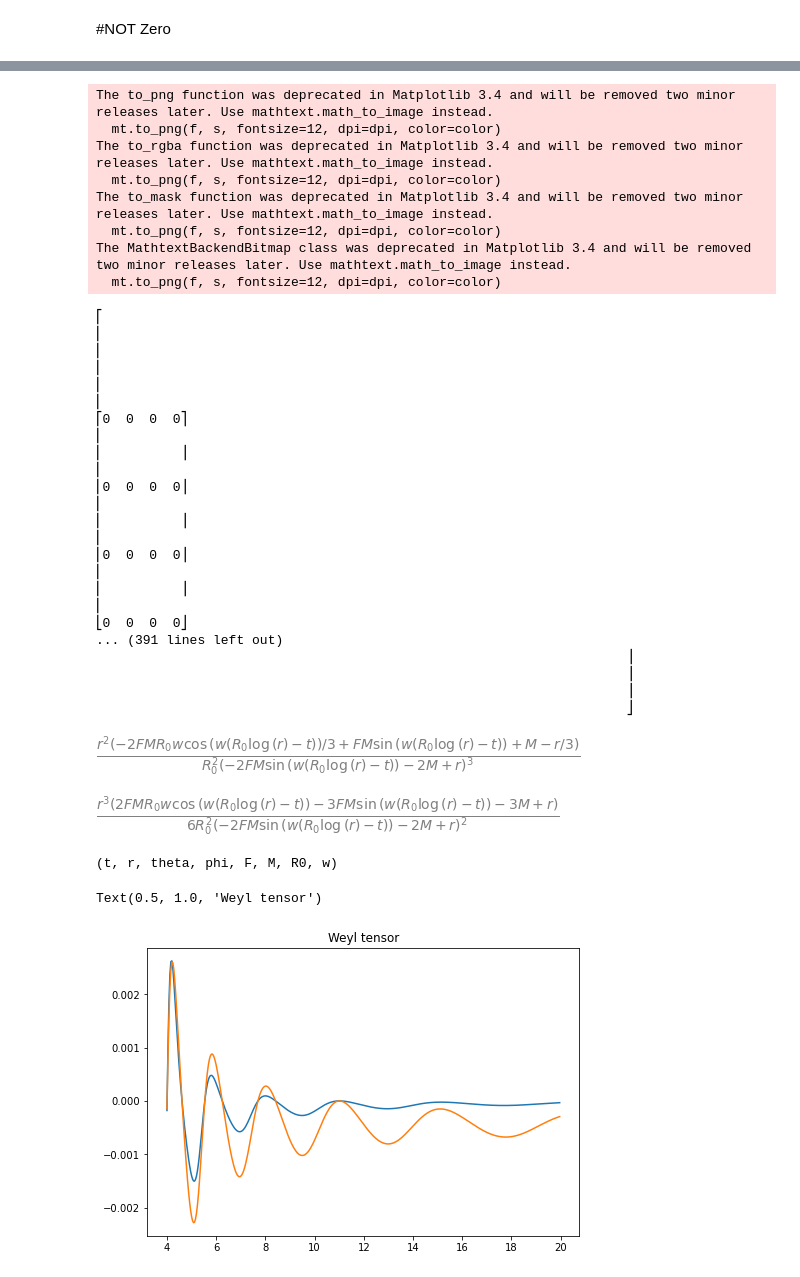
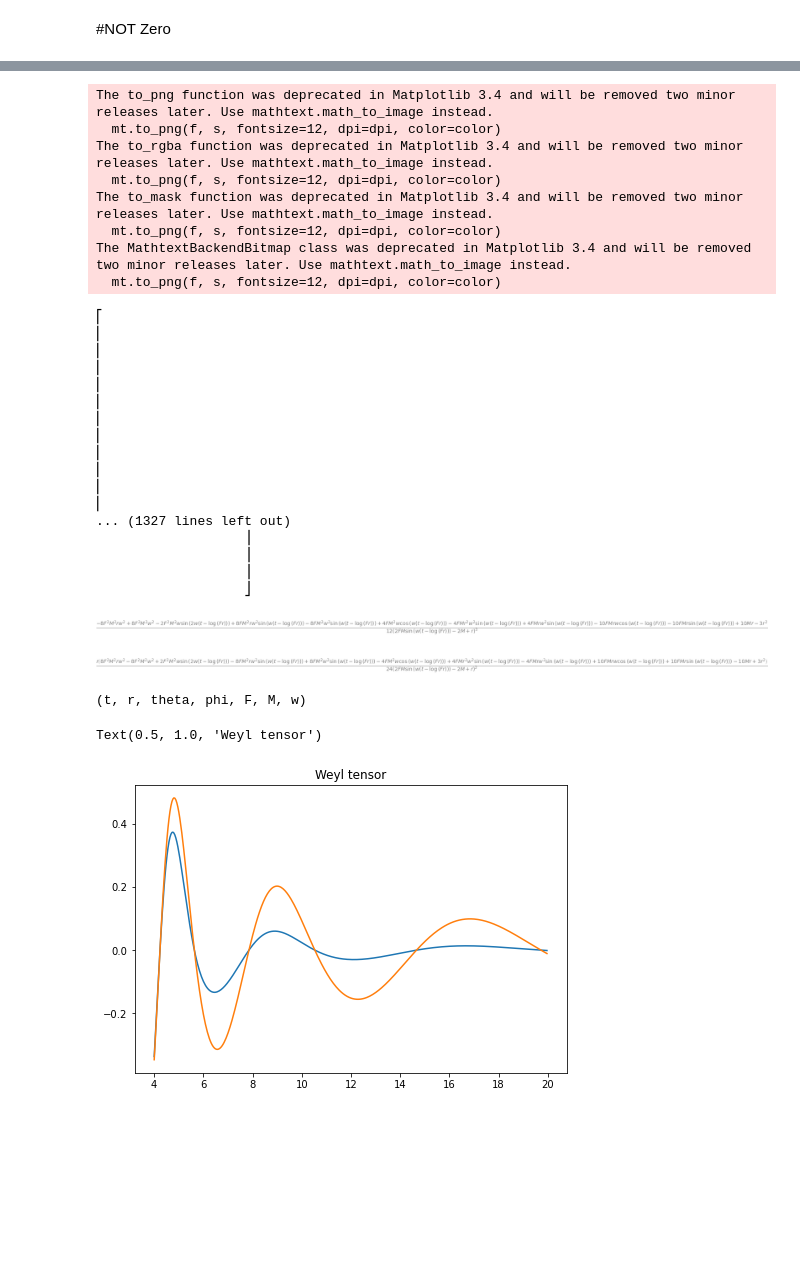
Before and after one commit to tomandersen/jupyter, a Jupyter notebook: nonlocal-debroglie/Schwarschild-TVary-expanding-Copy1.ipynb, the cells around one changed output, grey strips where cells are left out. Cells and saved outputs as stored; diff of their text form; code cells hidden in the pictures; blank space fills up the shorter version.

```diff
--- a/nonlocal-debroglie/Schwarschild-TVary-expanding-Copy1.ipynb
+++ b/nonlocal-debroglie/Schwarschild-TVary-expanding-Copy1.ipynb
@@ -22,9 +22,8 @@ print(einsteinpy.__version__)
 ![alt-text](img/schwarschild.png "Schwarschild coords")
 # %%
 syms = sympy.symbols("t r theta phi")
-G, M, F, a, w, v, R0 = sympy.symbols("G M F a w v R0")
-v = 1
-a = M*(1 - F*sin(w*(syms[0] - R0*ln(syms[1])/v)))
+G, M, F, a, w = sympy.symbols("G M F a w")
+a = M*(1 - F*sin(w*(syms[0] - ln(syms[1]*F))))
 
 mT = sympy.diff(a, syms[0])
 print(mT)
@@ -35,7 +34,12 @@ print(mR)
 # using metric values of schwarschild space-time
 # a is schwarzschild radius
 list2d = [[0 for i in range(4)] for i in range(4)]
-list2d[0][0] = -mT*mT/(v*v*mR*mR)/(1 - 2*a/syms[1])
+
+#take your pick
+#list2d[0][0] = -mT*mT/(mR*mR)/(1 - 2*a/syms[1])
+list2d[0][0] = mT/mR/(1 - 2*a/syms[1])
+#list2d[0][0] = -1/(1 - 2*a/syms[1])
+
 list2d[0][1] = 0
 list2d[1][0] = 0
 list2d[1][1] = 1/(1 - 2*a/syms[1])
@@ -174,54 +231,54 @@ The MathtextBackendBitmap class was deprecated in Matplotlib 3.4 and will be rem
 ⎢
 ⎢
 ⎢
-⎢                                                                                      ⎡0  0  0  0⎤
-⎢                                                                                      ⎢          ⎥
-⎢                                                                                      ⎢0  0  0  0⎥
-⎢                                                                                      ⎢          ⎥
-⎢                                                                                      ⎢0  0  0  0⎥
-⎢                                                                                      ⎢          ⎥
-⎢                                                                                      ⎣0  0  0  0⎦
-... (391 lines left out)
-                                                                    ⎥
-                                                                    ⎥
-                                                                    ⎥
-                                                                    ⎦
+⎢
+⎢
+⎢
+⎢
+⎢
+⎢
+⎢
+... (1327 lines left out)
+                   ⎥
+                   ⎥
+                   ⎥
+                   ⎦
 # %%
 weyl[0,1,0,1]
 # %% [output]
-[figure, old version]
+[figure, new version]
 # %%
 weyl[0,2,0,2]
 # %% [output]
-[figure, old version]
+[figure, new version]
 # %%
 ###Plot something
 # first make the tensor into a function, printing
 args, func = weyl.tensor_lambdify()
 print(args) # these are the argument values
 
+t = 1
+
 theta = 1
-
 phi = 1
-
-R0 = 20.0
-F = 0.2
-w = 1
+F = 0.1
+M = 1
+w = 10
 
 
 
 #Make x values - which we will sub in for r
 x = np.arange(4, 20.0, 0.04)
 
 # Call the functions
-y = func(1.0,x,theta, phi, F, 1, R0, w)[0][1][0][1]/x
-z = -func(1.0,x,theta, phi, F, 1, R0, w)[0][2][0][2]/(x*x) # 0.1 to bring scale in
+y = func(t,x,theta, phi, F, M, w)[0][1][0][1]/x
+z = -func(t,x,theta, phi, F, M, w)[0][2][0][2]/(x*x) # 0.1 to bring scale in
 fig=plt.figure()
 ax=fig.add_axes([0,2,1.0,1.0])
 ax.plot(x,y)
 ax.plot(x,z)
 ax.set_title("Weyl tensor")
 # %% [output]
-(t, r, theta, phi, F, M, R0, w)
+(t, r, theta, phi, F, M, w)
 Text(0.5, 1.0, 'Weyl tensor')
-[figure, old version]
+[figure, new version]
```
Also changed, not shown: parts of 7 cells of this notebook, 1 other file.
